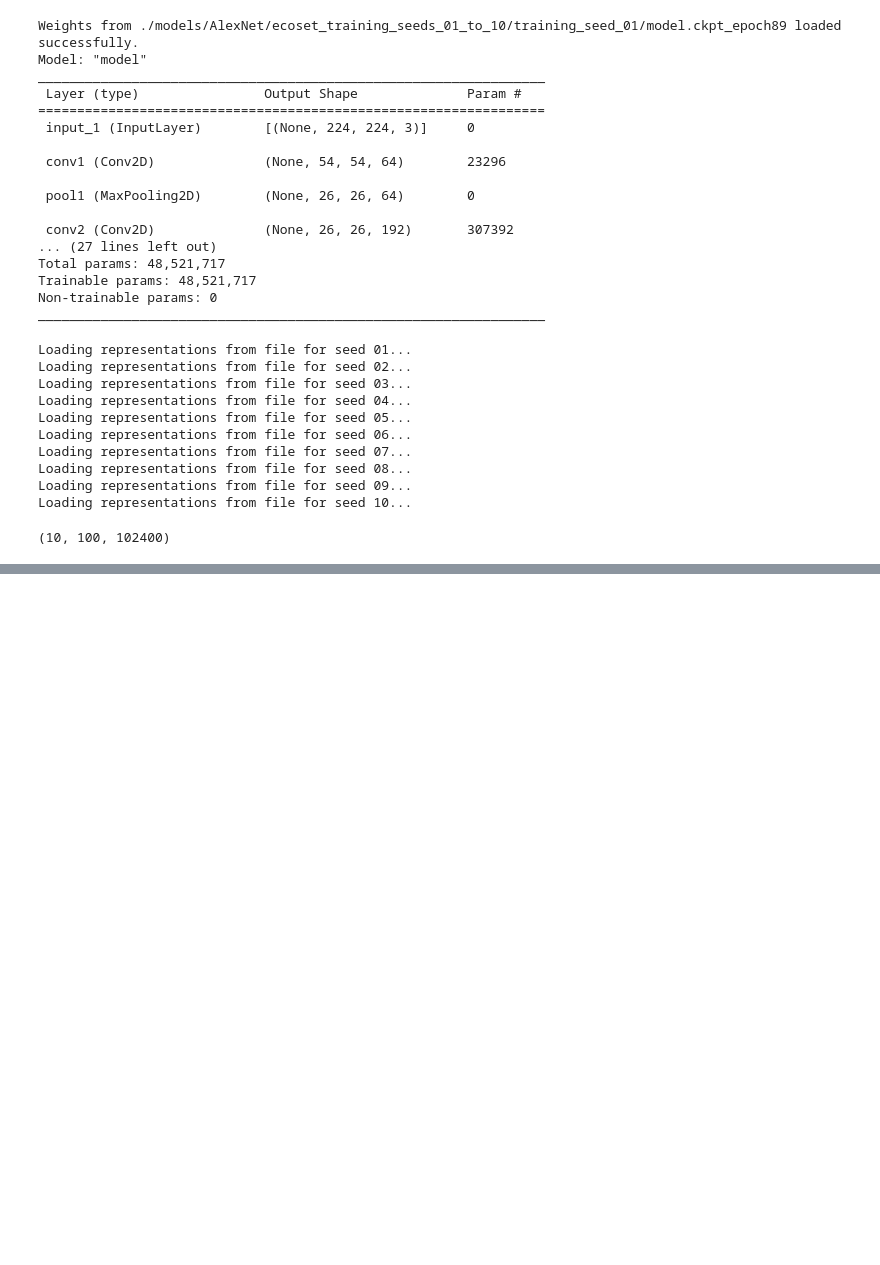
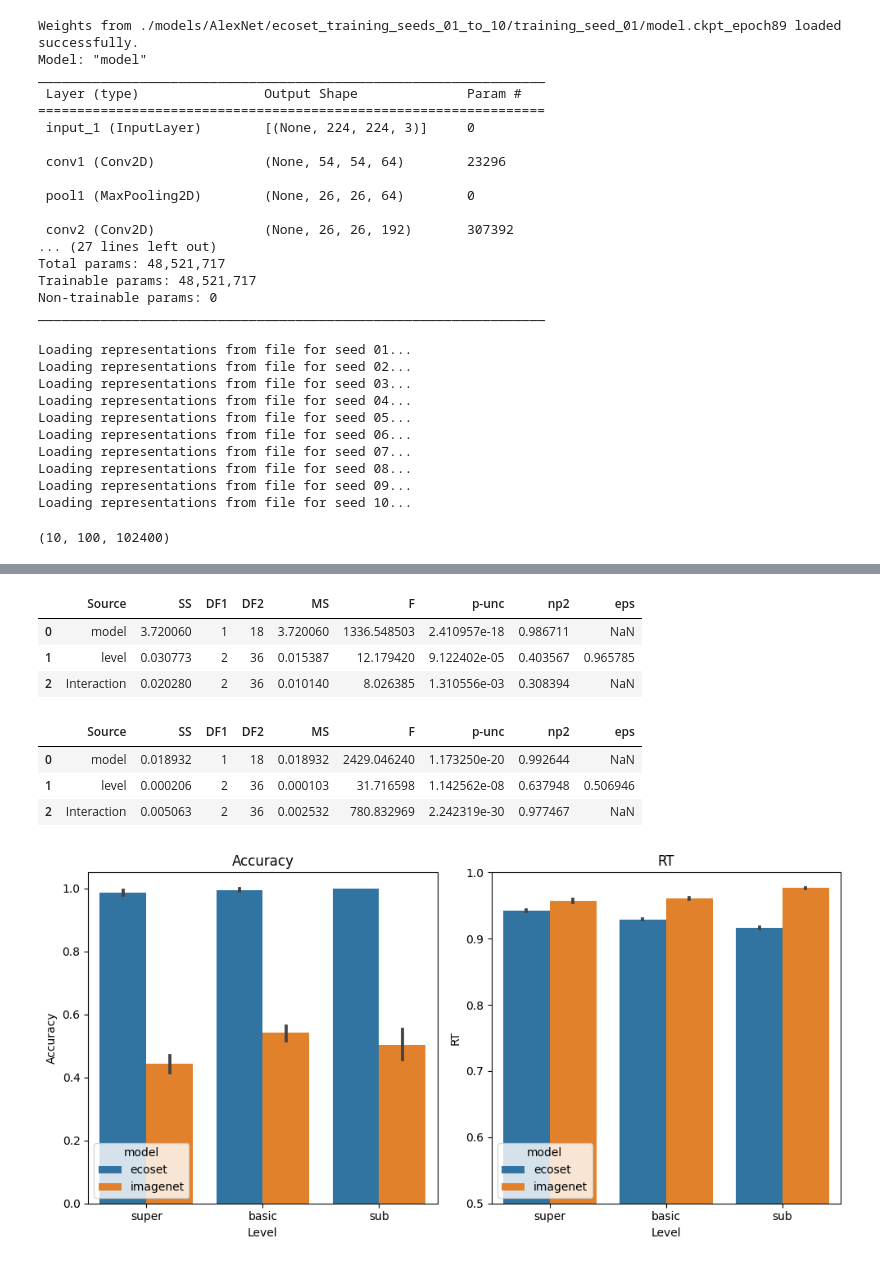
Before and after one commit to tobasummandal/deepCats, a Jupyter notebook: thesis.ipynb, the cells around one changed output, grey strips where cells are left out. Cells and saved outputs as stored; diff of their text form; code cells hidden in the pictures; blank space fills up the shorter version.

```diff
--- a/thesis.ipynb
+++ b/thesis.ipynb
@@ -205,0 +263,18 @@ Weights from ./models/AlexNet/ILSVRC_training_seeds_01_to_10/training_seed_10/mo
+# %%
+# Add a subject column that is a combo of model and seed
+performance['subject'] = performance['model'] + performance['seed'].astype(str)
+
+# Group data by model and level
+sbjData = (performance.groupby(['subject', 'model', 'level'])
+    .agg({
+        'response': [lambda x: np.mean(x == 'yes')],
+        'RT': ['mean']
+    })
+    .reset_index()
+)
+sbjData.columns = sbjData.columns.droplevel(1)
+sbjData = sbjData.rename(columns={
+    'response': 'accuracy',
+    'RT': 'RT'
+})
+sbjData.head()
@@ -205,0 +288,62 @@ Weights from ./models/AlexNet/ILSVRC_training_seeds_01_to_10/training_seed_10/mo
+# %%
+pg.mixed_anova(
+    sbjData,
+    dv = 'accuracy',
+    within = 'level',
+    between = 'model',
+    subject = 'subject'
+)
+# %% [output]
+|  | Source | SS | DF1 | DF2 | MS | F | p-unc | np2 | eps |
+| 0 | model | 3.720060 | 1 | 18 | 3.720060 | 1336.548503 | 2.410957e-18 | 0.986711 | NaN |
+| 1 | level | 0.030773 | 2 | 36 | 0.015387 | 12.179420 | 9.122402e-05 | 0.403567 | 0.965785 |
+| 2 | Interaction | 0.020280 | 2 | 36 | 0.010140 | 8.026385 | 1.310556e-03 | 0.308394 | NaN |
+# %%
+pg.mixed_anova(
+    sbjData,
+    dv = 'RT',
+    within = 'level',
+    between = 'model',
+    subject = 'subject'
+)
+# %% [output]
+|  | Source | SS | DF1 | DF2 | MS | F | p-unc | np2 | eps |
+| 0 | model | 0.018932 | 1 | 18 | 0.018932 | 2429.046240 | 1.173250e-20 | 0.992644 | NaN |
+| 1 | level | 0.000206 | 2 | 36 | 0.000103 | 31.716598 | 1.142562e-08 | 0.637948 | 0.506946 |
+| 2 | Interaction | 0.005063 | 2 | 36 | 0.002532 | 780.832969 | 2.242319e-30 | 0.977467 | NaN |
+# %%
+# Plot accuracy and RT
+fig, ax = plt.subplots(1, 2, figsize=(10, 5), sharey=False)
+
+# Accuracy
+sns.barplot(
+    data = sbjData,
+    x = 'level',
+    y = 'accuracy',
+    hue = 'model',
+    ax = ax[0],
+    order=['super', 'basic', 'sub']
+)
+ax[0].set_title("Accuracy")
+ax[0].set_xlabel("Level")
+ax[0].set_ylabel("Accuracy")
+
+# RT
+sns.barplot(
+    data = sbjData,
+    x = 'level',
+    y = 'RT',
+    hue = 'model',
+    ax = ax[1],
+    order=['super', 'basic', 'sub']
+)
+# Set y range
+ax[1].set_ylim(0.5, 1)
+ax[1].set_title("RT")
+ax[1].set_xlabel("Level")
+ax[1].set_ylabel("RT")
+
+plt.tight_layout()
+plt.show()
+# %% [output]
+[figure, added]
```
Also changed, not shown: parts of 16 cells of this notebook.
